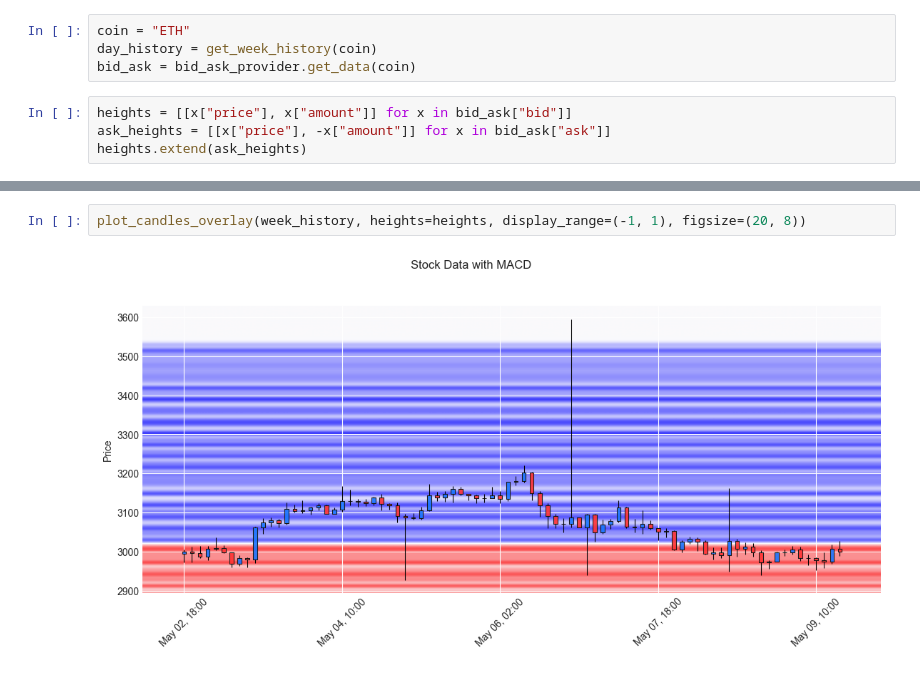
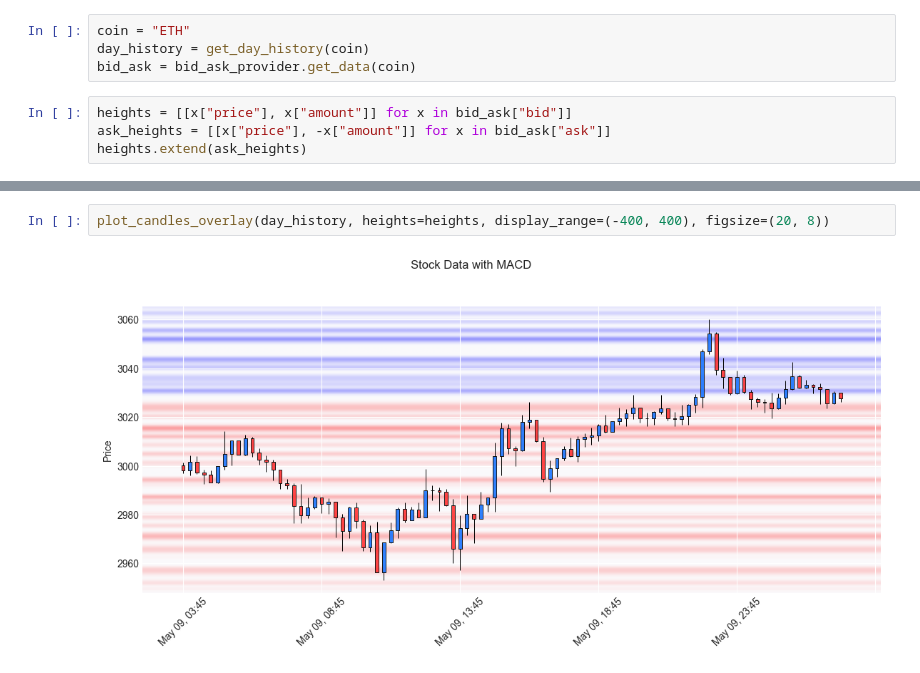
Before and after one commit to Altair200333/traderbor, a Jupyter notebook: notebooks/explore.ipynb, the cells around one changed output, grey strips where cells are left out. Drawn from its saved outputs; the diff is of its cells as text.

Commit message:
fix: live refresh of data feed chart

```diff
--- a/notebooks/explore.ipynb
+++ b/notebooks/explore.ipynb
@@ -253,6 +152,6 @@ plot_support_heatmap(data_points, heights, display_range=(-3, 3))
 # %%
 coin = "ETH"
-day_history = get_week_history(coin)
+day_history = get_day_history(coin)
 bid_ask = bid_ask_provider.get_data(coin)
 # %%
 heights = [[x["price"], x["amount"]] for x in bid_ask["bid"]]
@@ -311,4 +170,4 @@ def plot_candles_overlay(candles, heights, display_range=None, figsize=(12, 8),
 # %%
-plot_candles_overlay(week_history, heights=heights, display_range=(-1, 1), figsize=(20, 8))
+plot_candles_overlay(day_history, heights=heights, display_range=(-400, 400), figsize=(20, 8))
 # %% [output]
-[figure, old version]
+[figure, new version]
```
Also changed, not shown: parts of 9 cells of this notebook, 3 other files.
